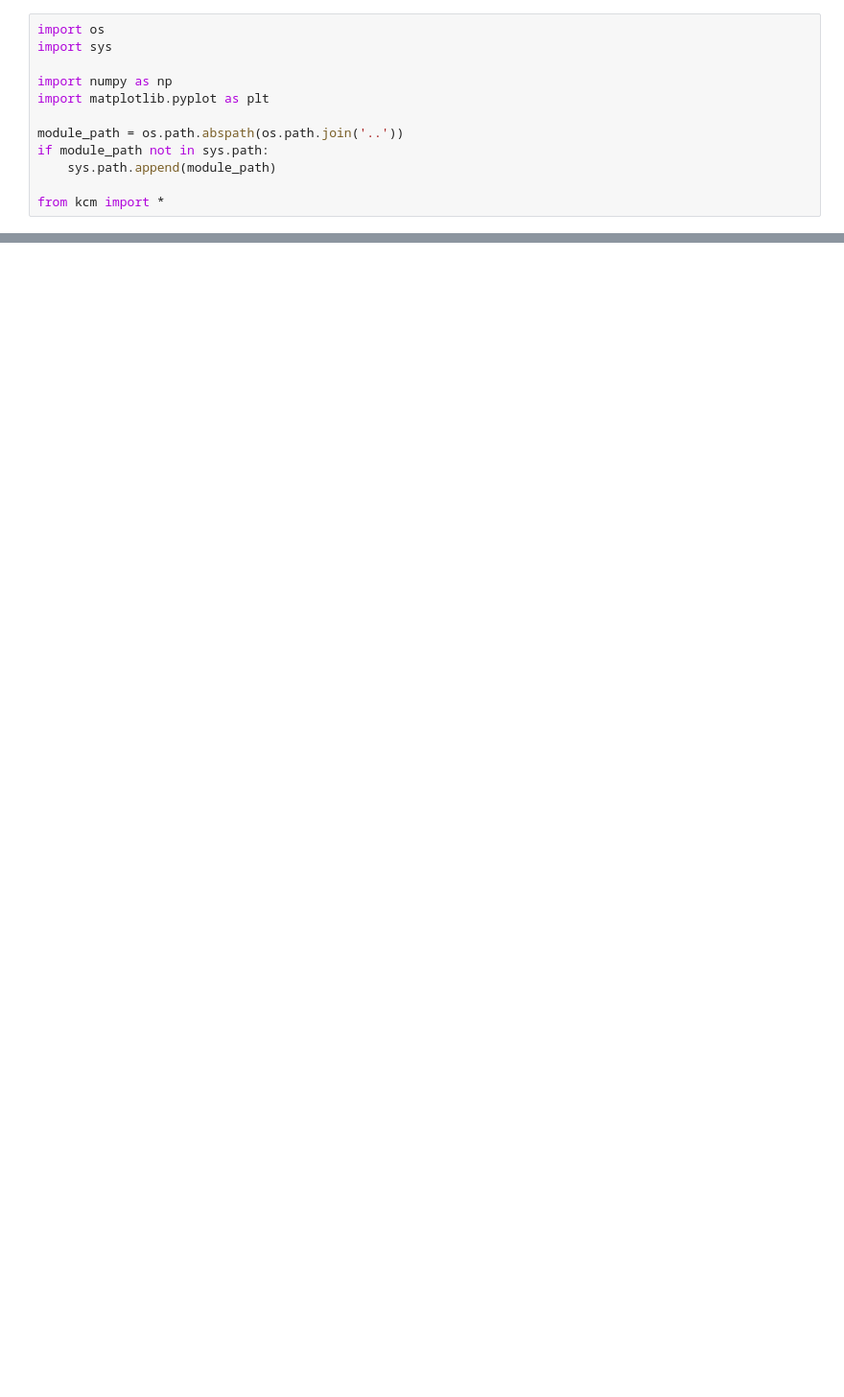
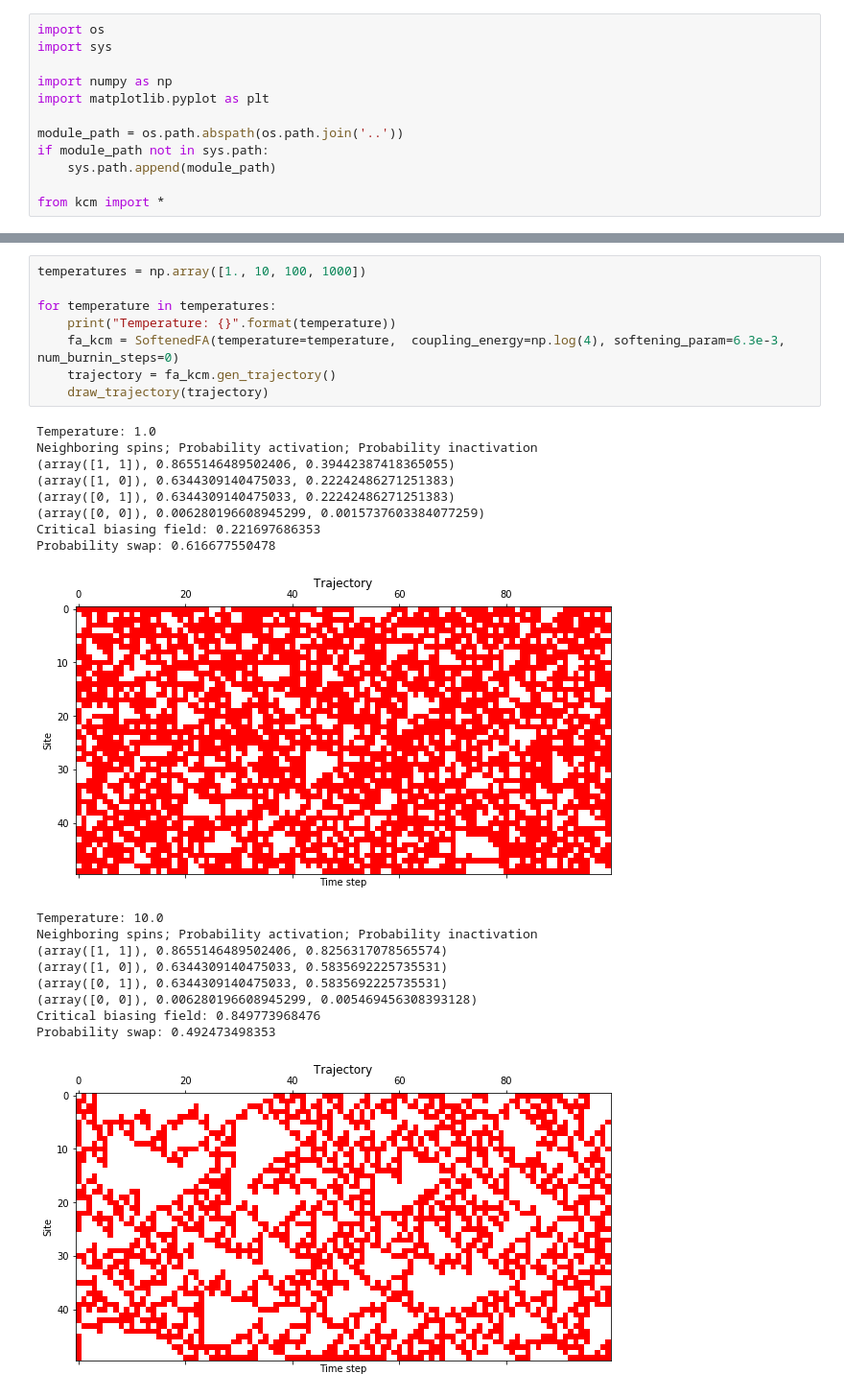
Before and after one commit to jqhoogland/ACM, a Jupyter notebook: Adv Comp Methods.ipynb, the cells around one changed output, grey strips where cells are left out. Shown: that part at 96% size. Saved outputs shown, nothing was run; the diff lists cells and outputs as text; blank space fills up the shorter version.

```diff
--- a/Adv Comp Methods.ipynb
+++ b/Adv Comp Methods.ipynb
@@ -39,0 +57,27 @@ draw_trajectory(trajectory)
+# %%
+temperatures = np.array([1., 10, 100, 1000])
+
+for temperature in temperatures:
+    print("Temperature: {}".format(temperature))
+    fa_kcm = SoftenedFA(temperature=temperature,  coupling_energy=np.log(4), softening_param=6.3e-3, num_burnin_steps=0)
+    trajectory = fa_kcm.gen_trajectory()
+    draw_trajectory(trajectory)
+# %% [output]
+Temperature: 1.0
+Neighboring spins; Probability activation; Probability inactivation
+(array([1, 1]), 0.8655146489502406, 0.39442387418365055)
+(array([1, 0]), 0.6344309140475033, 0.22242486271251383)
+(array([0, 1]), 0.6344309140475033, 0.22242486271251383)
+(array([0, 0]), 0.006280196608945299, 0.0015737603384077259)
+Critical biasing field: 0.221697686353
+Probability swap: 0.616677550478
+[figure, added]
+Temperature: 10.0
+Neighboring spins; Probability activation; Probability inactivation
+(array([1, 1]), 0.8655146489502406, 0.8256317078565574)
+(array([1, 0]), 0.6344309140475033, 0.5835692225735531)
+(array([0, 1]), 0.6344309140475033, 0.5835692225735531)
+(array([0, 0]), 0.006280196608945299, 0.005469456308393128)
+Critical biasing field: 0.849773968476
+Probability swap: 0.492473498353
+[figure, added]
```
Also changed, not shown: parts of 4 cells of this notebook, 1 other file.
